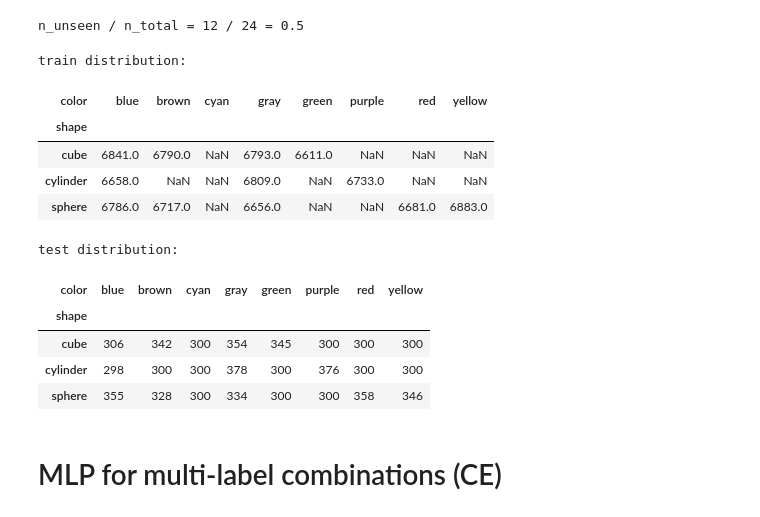
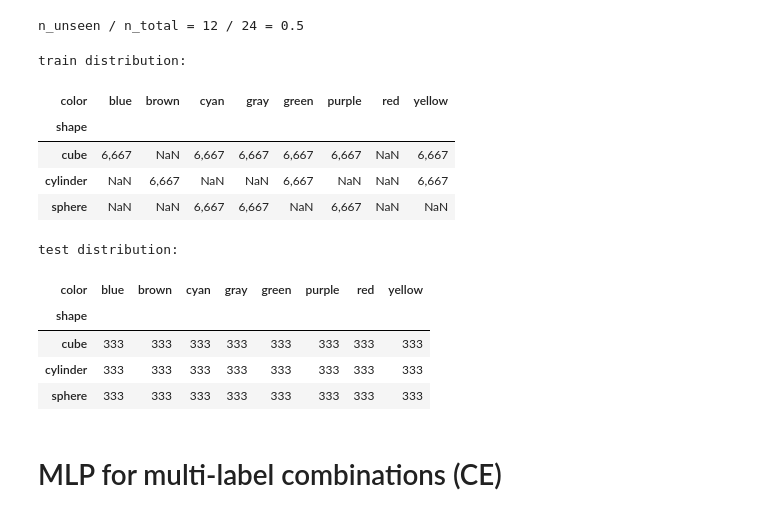
Before and after one commit to Ozziko/causal_comp, a Jupyter notebook: MLLS.ipynb, the cells around one changed output. Cells and saved outputs as stored; diff of their text form; code cells hidden in the pictures.

Commit message:
Fixed OZ sampling verification that each label has at least one shared combination with any other label

```diff
--- a/MLLS.ipynb
+++ b/MLLS.ipynb
@@ -56,8 +56,8 @@ class Args:
 
     dataset_name: str = 'ao_clevr'
     data_dir: str = '' # empty = f'data/{args.dataset_name}'
-    dataset_variant: str = 'VT'
-    # dataset_variant: str = 'OZ'
+    # dataset_variant: str = 'VT'
+    dataset_variant: str = 'OZ'
 
     seen_seed:int = 0
 
@@ -69,10 +69,9 @@ class Args:
 
     # only for OZ splits
     train_size: int = int(80e3)
-    train_unseen_ovr_seen: float = 1e-2
+    train_unseen_ovr_seen: float = 0
     test_size: int = int(8e3)
 
-
 args = Args()
 # %%
 if args.data_dir == '':
@@ -343,11 +342,19 @@ label_cols = ['shape', 'color']
 # --------------------------------
 
 meta_df = pd.read_csv(pjoin(args.data_dir, 'objects_metadata.csv'))
+print(f"available samples: len(meta_df) = {len(meta_df)}")
 global_label_combs = meta_df[label_cols].groupby(label_cols).size()
 global_label_combs.name = 'global samples'
 global_label_combs = global_label_combs.reset_index()
 global_label_combs['global freq'] = global_label_combs['global samples']/global_label_combs['global samples'].sum()
 global_label_combs.index.name = 'comb idx'
 global_label_combs = global_label_combs.reset_index()
-global_label_combs
+display(global_label_combs)
+
+assert len(label_cols) == 2
+global_label_combs_pivot = global_label_combs.pivot(index=label_cols[0], columns=label_cols[1], values='global samples')
+display(global_label_combs_pivot)
+
+distinct_label_n_vals = {label: len(global_label_combs[label].unique()) for label in label_cols}
+display(distinct_label_n_vals)
 # %% [output]
@@ -380,5 +390,7 @@ distinct_label_n_vals
 # %%
 if args.dataset_variant == 'OZ':
+    assert len(label_cols) == 2 # for the pivot below used to decide if the sampling is valid
+
     num_split_str = str(args.num_split)
     unseen_ovr_tot = int(num_split_str[:2])/100
     data_seed = int(num_split_str[3:])
@@ -389,9 +401,10 @@ if args.dataset_variant == 'OZ':
 
     while invalid_sampling:
         unseen_label_dist = global_label_combs.sample(frac=unseen_ovr_tot,
-            random_state=data_seed+i_sampling)
-        unseen_distinct_label_n_vals = {label: len(unseen_label_dist[label].unique()) for label in label_cols}
-        if unseen_distinct_label_n_vals == distinct_label_n_vals:
+            random_state=max_i_sampling*data_seed+i_sampling)
+        unseen_label_dist_pivot = unseen_label_dist.pivot(index=label_cols[0], columns=label_cols[1], values='global samples')
+
+        if unseen_label_dist_pivot.shape == global_label_combs_pivot.shape:
             invalid_sampling = False
             print(f"succeeded sampling with all unique label values in iteration {i_sampling}")
         i_sampling += 1
@@ -401,7 +416,7 @@ if args.dataset_variant == 'OZ':
 # %%
 if args.dataset_variant == 'OZ':
     seen_combs_idx = set(global_label_combs.index) - set(unseen_label_dist.index)
-    seen_label_dist = global_label_combs.loc[seen_combs_idx]
+    seen_label_dist = global_label_combs.loc[list(seen_combs_idx)]
     assert len(set(seen_label_dist.index) & set(unseen_label_dist.index)) == 0
 
     label_dists_df = global_label_combs.copy()
@@ -551,22 +583,23 @@ n_unseen / n_total = 12 / 24 = 0.5
 # %%
 for phase in ['train', 'test']:
     print(f"{phase} distribution:")
     # with pd.option_context('display.float_format',"{:,.4f}".format):
-    #     display(label_dists_df.pivot(index='shape', columns='color', values=f'{phase} freq'))
-    display(label_dists_df.pivot(index='shape', columns='color', values=f'{phase} samples'))
+    #     display(label_dists_df.pivot(index=label_cols[0], columns=label_cols[1], values=f'{phase} freq'))
+    with pd.option_context('display.float_format',"{:,.0f}".format):
+        display(label_dists_df.pivot(index=label_cols[0], columns=label_cols[1], values=f'{phase} samples'))
 # %% [output]
 train distribution:
 | color | blue | brown | cyan | gray | green | purple | red | yellow |
 | shape |  |  |  |  |  |  |  |  |
-| cube | 6841.0 | 6790.0 | NaN | 6793.0 | 6611.0 | NaN | NaN | NaN |
-| cylinder | 6658.0 | NaN | NaN | 6809.0 | NaN | 6733.0 | NaN | NaN |
-| sphere | 6786.0 | 6717.0 | NaN | 6656.0 | NaN | NaN | 6681.0 | 6883.0 |
+| cube | 6,667 | NaN | 6,667 | 6,667 | 6,667 | 6,667 | NaN | 6,667 |
+| cylinder | NaN | 6,667 | NaN | NaN | 6,667 | NaN | NaN | 6,667 |
+| sphere | NaN | NaN | 6,667 | 6,667 | NaN | 6,667 | NaN | NaN |
 test distribution:
 | color | blue | brown | cyan | gray | green | purple | red | yellow |
 | shape |  |  |  |  |  |  |  |  |
-| cube | 306 | 342 | 300 | 354 | 345 | 300 | 300 | 300 |
-| cylinder | 298 | 300 | 300 | 378 | 300 | 376 | 300 | 300 |
-| sphere | 355 | 328 | 300 | 334 | 300 | 300 | 358 | 346 |
+| cube | 333 | 333 | 333 | 333 | 333 | 333 | 333 | 333 |
+| cylinder | 333 | 333 | 333 | 333 | 333 | 333 | 333 | 333 |
+| sphere | 333 | 333 | 333 | 333 | 333 | 333 | 333 | 333 |
 # %% [markdown]
 # MLP for multi-label combinations (CE)
 # %% [markdown]
```
Also changed, not shown: parts of 28 cells of this notebook.
